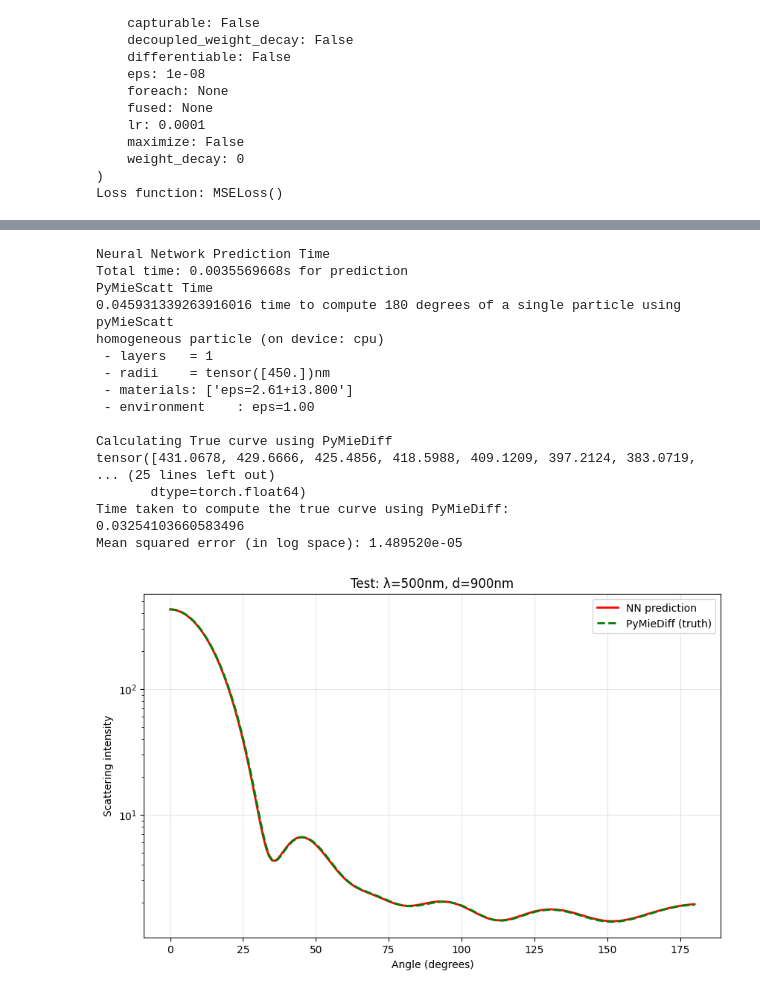
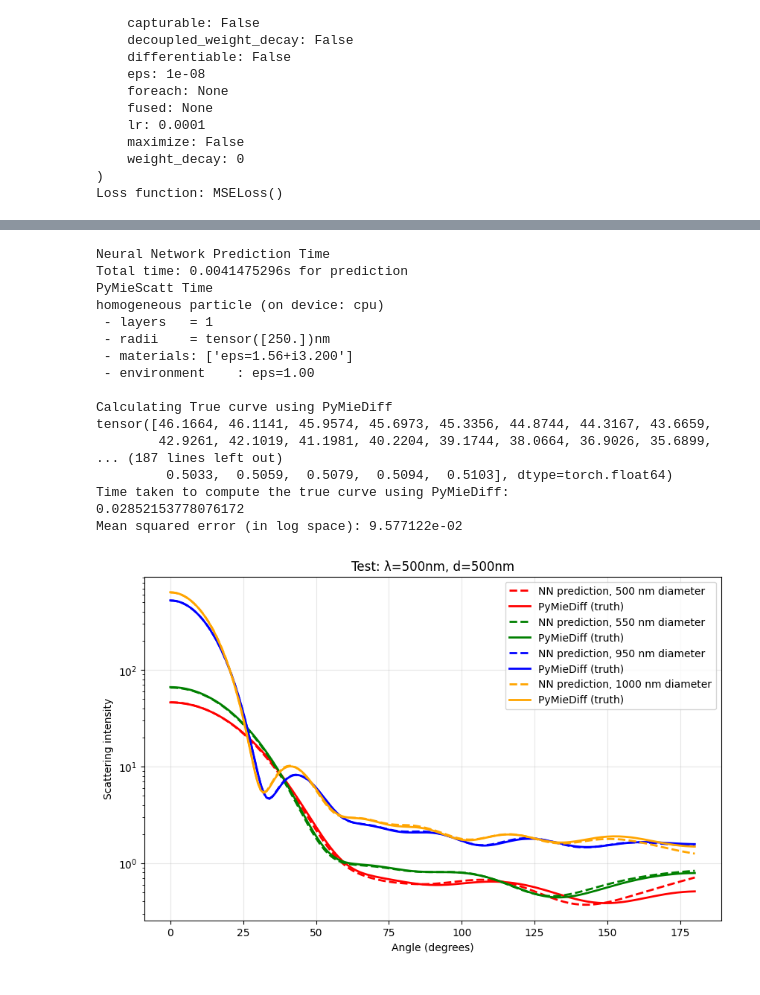
Before and after one commit to james-613/Modified_pyMieScatt_NN, a Jupyter notebook: mie_theory_NN_with_derivatives.ipynb, the cells around one changed output, grey strips where cells are left out. Cells and saved outputs as stored; diff of their text form; code cells hidden in the pictures.

```diff
--- a/mie_theory_NN_with_derivatives.ipynb
+++ b/mie_theory_NN_with_derivatives.ipynb
@@ -184,7 +192,7 @@ inputs_norm = np.zeros_like(inputs)
 inputs_norm[:, 0] = (inputs[:, 0] - 1.5) / (1.86 - 1.5)        # n
 inputs_norm[:, 1] = (inputs[:, 1] - 0.68) / (1.00 - 0.68)      # k
 inputs_norm[:, 2] = (inputs[:, 2] - 450) / 100                  # wavelength
-inputs_norm[:, 3] = (inputs[:, 3] - 700) / 200                  # diameter
+inputs_norm[:, 3] = (inputs[:, 3] - 600) / 300                  # diameter
 inputs_norm[:, 4] = inputs[:, 4] / np.pi
 
 # train/test split 80 percent train, 20 percent test
@@ -413,7 +460,7 @@ for p_idx, color in zip(particle_indices, colors):
     n  = X_test[start, 0].item() * (1.86 - 1.5) + 1.5
     k  = X_test[start, 1].item() * (1.00 - 0.68) + 0.68
     wl = X_test[start, 2].item() * 100 + 450
-    d  = X_test[start, 3].item() * 200 + 700
+    d  = X_test[start, 3].item() * 300 + 600
 
     # Un-normalize angles: stored as 0-1, multiply by π for radians
     angles_rad = X_test[start:end, 4].detach().numpy() * np.pi
@@ -460,7 +507,7 @@ def predict_scattering(n, k, wavelength, diameter, angle=None):
     norm[:, 0] = (raw_inputs[:, 0] - 1.5) / 0.36
     norm[:, 1] = (raw_inputs[:, 1] - 0.68) / 0.32
     norm[:, 2] = (raw_inputs[:, 2] - 450) / 100
-    norm[:, 3] = (raw_inputs[:, 3] - 700) / 200
+    norm[:, 3] = (raw_inputs[:, 3] - 600) / 300
     norm[:, 4] = raw_inputs[:, 4] / np.pi # model trained onr radians
 
     input_tensor = torch.FloatTensor(norm)
@@ -513,8 +560,8 @@ def py_Mie_Diff_Scattering(wavelength, diameter, n, k, environment_value = 1.00)
 
 # Pick any wavelength and diameter to test
 test_wavelength = 500  # nm
-test_diameter = 900    # nm
-test_n = 1.9
+test_diameter = 500    # nm
+test_n = 1.6
 test_k = 1.0
 
 # Get both predictions
@@ -528,45 +575,65 @@ nn_curve = predict_scattering(test_n, test_k, test_wavelength, test_diameter)
 elapsed = time.time() - training_start
 print(f"Total time: {elapsed:.10f}s for prediction")
 
 print("PyMieScatt Time")
 
-true_curve = true_scattering(test_wavelength, test_diameter, test_n, test_k)
+true_curve_1 = py_Mie_Diff_Scattering(500, 500, 1.6, 1.0)
+true_curve_2 = py_Mie_Diff_Scattering(500, 550, 1.6, 1.0)
+true_curve_3 = py_Mie_Diff_Scattering(500, 950, 1.6, 1.0)
+true_curve_4 = py_Mie_Diff_Scattering(500, 1000, 1.6, 1.0)
+
+nn_curve_1 = predict_scattering(1.6, 1.0, 500, 500)
+nn_curve_2 = predict_scattering(1.6, 1.0, 500, 550)
+nn_curve_3 = predict_scattering(1.6, 1.0, 500, 950)
+nn_curve_4 = predict_scattering(1.6, 1.0, 500, 1000)
+
+print(nn_curve_1)
 
 true_curve_with_pyMieDiff = py_Mie_Diff_Scattering(test_wavelength, test_diameter, test_n, test_k)
 
 # Calculate error
 error = np.mean((np.log10(nn_curve) - np.log10(true_curve))**2)
 print(f"Mean squared error (in log space): {error:.6e}")
 
 # Plot
 plt.figure(figsize=(10, 6))
-# plt.plot(true_curve, '-',  color='blue', linewidth=2, label='PyMieScatt (truth)')
-plt.plot(nn_curve,   '-', color='red',  linewidth=2, label='NN prediction')
-plt.plot(true_curve_with_pyMieDiff, '--', color= 'green', linewidth= 2, label = 'PyMieDiff (truth)')
+
+plt.plot(nn_curve_1,   '--', color='red',  linewidth=2, label='NN prediction, 500 nm diameter')
+plt.plot(true_curve_1, '-', color= 'red', linewidth= 2, label = 'PyMieDiff (truth)')
+
+plt.plot(nn_curve_2,   '--', color='green',  linewidth=2, label='NN prediction, 550 nm diameter')
+plt.plot(true_curve_2, '-', color= 'green', linewidth= 2, label = 'PyMieDiff (truth)')
+
+plt.plot(nn_curve_3,   '--', color='blue',  linewidth=2, label='NN prediction, 950 nm diameter')
+plt.plot(true_curve_3, '-', color= 'blue', linewidth= 2, label = 'PyMieDiff (truth)')
+
+plt.plot(nn_curve_4,   '--', color='orange',  linewidth=2, label='NN prediction, 1000 nm diameter')
+plt.plot(true_curve_4, '-', color= 'orange', linewidth= 2, label = 'PyMieDiff (truth)')
+
 plt.xlabel("Angle (degrees)")
 plt.ylabel("Scattering intensity")
 plt.title(f"Test: λ={test_wavelength}nm, d={test_diameter}nm")
 plt.yscale('log')
 plt.legend()
 plt.grid(True, alpha=0.3)
 plt.show()
 # %% [output]
 Neural Network Prediction Time
-Total time: 0.0035569668s for prediction
+Total time: 0.0041475296s for prediction
 PyMieScatt Time
-0.045931339263916016 time to compute 180 degrees of a single particle using pyMieScatt
 homogeneous particle (on device: cpu)
  - layers   = 1
- - radii    = tensor([450.])nm
- - materials: ['eps=2.61+i3.800']
+ - radii    = tensor([250.])nm
+ - materials: ['eps=1.56+i3.200']
  - environment    : eps=1.00
 
 Calculating True curve using PyMieDiff
-tensor([431.0678, 429.6666, 425.4856, 418.5988, 409.1209, 397.2124, 383.0719,
-... (25 lines left out)
-       dtype=torch.float64)
+tensor([46.1664, 46.1141, 45.9574, 45.6973, 45.3356, 44.8744, 44.3167, 43.6659,
+        42.9261, 42.1019, 41.1981, 40.2204, 39.1744, 38.0664, 36.9026, 35.6899,
+... (187 lines left out)
+         0.5033,  0.5059,  0.5079,  0.5094,  0.5103], dtype=torch.float64)
 Time taken to compute the true curve using PyMieDiff:
-0.03254103660583496
-Mean squared error (in log space): 1.489520e-05
+0.02852153778076172
+Mean squared error (in log space): 9.577122e-02
-[figure, old version]
+[figure, new version]
 # %%
```
Also changed, not shown: parts of 9 cells of this notebook.
